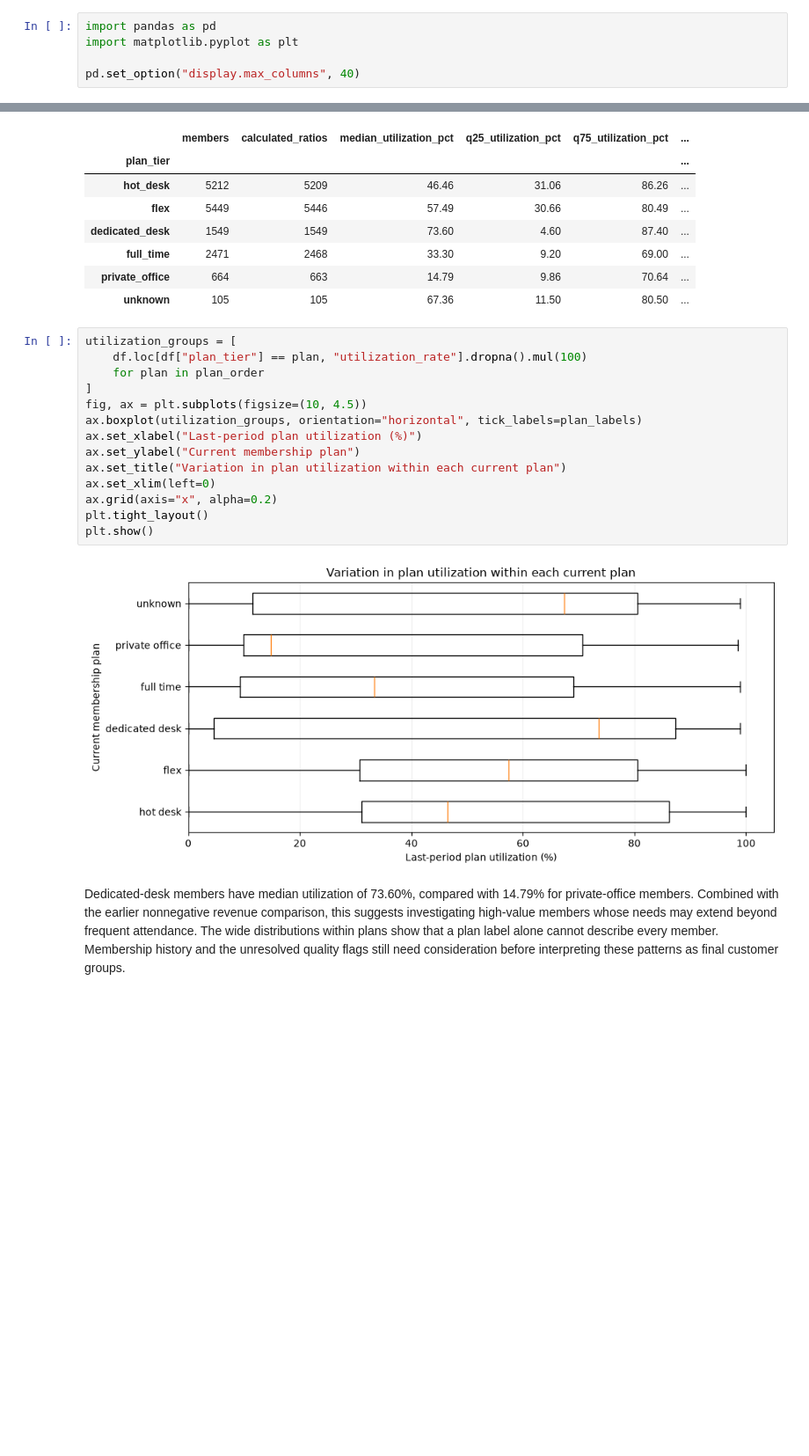
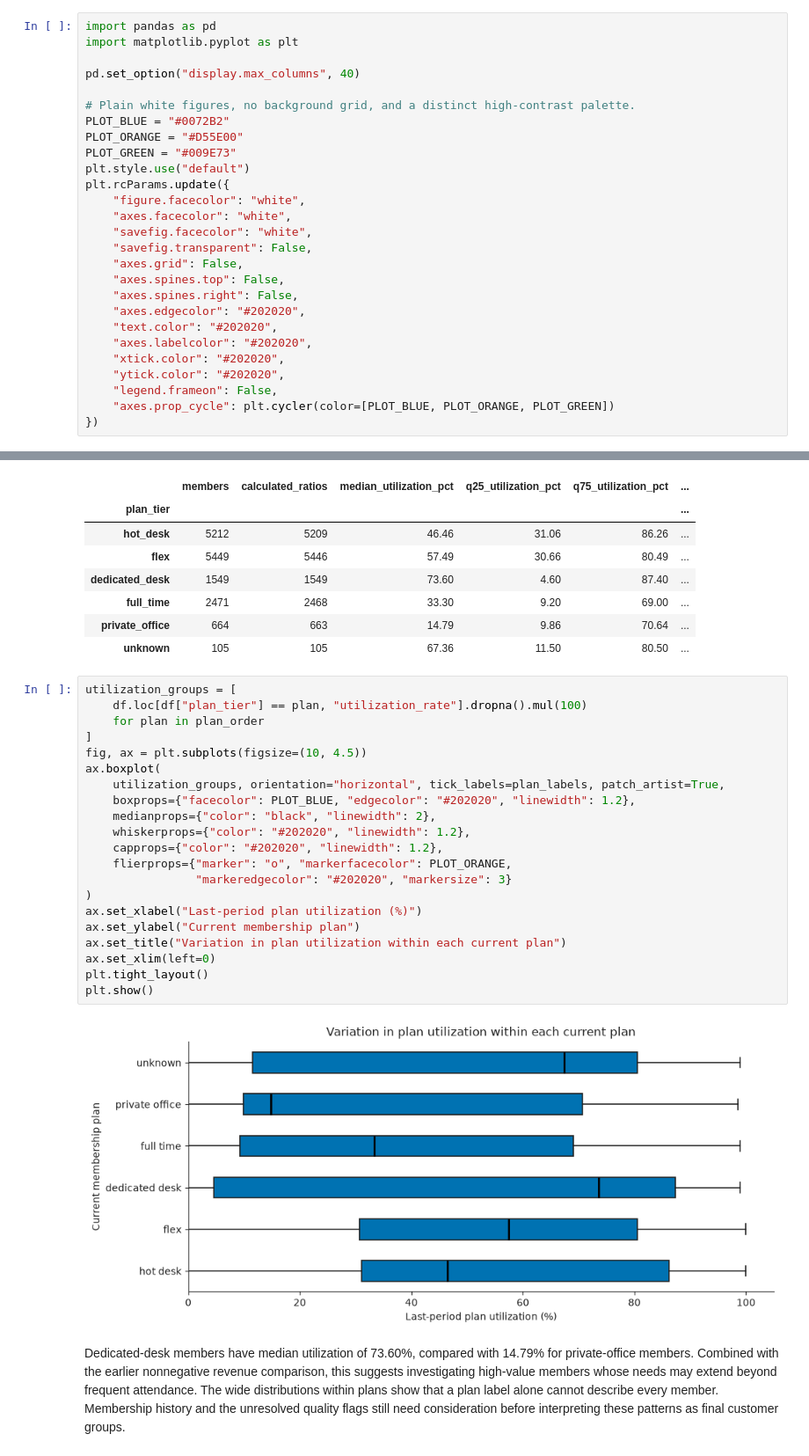
Before and after one commit to fradejoao/dataminingproject, a Jupyter notebook: delivery/Group21_EDA_Code.ipynb, the cells around one changed output, grey strips where cells are left out. Shown at 88% size. Cells and saved outputs as stored; diff of their text form; blank space fills up the shorter version.

Commit message:
Use plain white plots with stronger contrasting colors

```diff
--- a/delivery/Group21_EDA_Code.ipynb
+++ b/delivery/Group21_EDA_Code.ipynb
@@ -33,6 +33,28 @@ import pandas as pd
 import matplotlib.pyplot as plt
 
 pd.set_option("display.max_columns", 40)
+
+# Plain white figures, no background grid, and a distinct high-contrast palette.
+PLOT_BLUE = "#0072B2"
+PLOT_ORANGE = "#D55E00"
+PLOT_GREEN = "#009E73"
+plt.style.use("default")
+plt.rcParams.update({
+    "figure.facecolor": "white",
+    "axes.facecolor": "white",
+    "savefig.facecolor": "white",
+    "savefig.transparent": False,
+    "axes.grid": False,
+    "axes.spines.top": False,
+    "axes.spines.right": False,
+    "axes.edgecolor": "#202020",
+    "text.color": "#202020",
+    "axes.labelcolor": "#202020",
+    "xtick.color": "#202020",
+    "ytick.color": "#202020",
+    "legend.frameon": False,
+    "axes.prop_cycle": plt.cycler(color=[PLOT_BLUE, PLOT_ORANGE, PLOT_GREEN])
+})
 # %%
 df_raw = pd.read_csv("../data/raw/acdc_dataset.csv", sep=";")
 df = df_raw.copy()
@@ -1172,19 +1206,26 @@ utilization_by_plan.round(2)
 # %%
 utilization_groups = [
     df.loc[df["plan_tier"] == plan, "utilization_rate"].dropna().mul(100)
     for plan in plan_order
 ]
 fig, ax = plt.subplots(figsize=(10, 4.5))
-ax.boxplot(utilization_groups, orientation="horizontal", tick_labels=plan_labels)
+ax.boxplot(
+    utilization_groups, orientation="horizontal", tick_labels=plan_labels, patch_artist=True,
+    boxprops={"facecolor": PLOT_BLUE, "edgecolor": "#202020", "linewidth": 1.2},
+    medianprops={"color": "black", "linewidth": 2},
+    whiskerprops={"color": "#202020", "linewidth": 1.2},
+    capprops={"color": "#202020", "linewidth": 1.2},
+    flierprops={"marker": "o", "markerfacecolor": PLOT_ORANGE,
+                "markeredgecolor": "#202020", "markersize": 3}
+)
 ax.set_xlabel("Last-period plan utilization (%)")
 ax.set_ylabel("Current membership plan")
 ax.set_title("Variation in plan utilization within each current plan")
 ax.set_xlim(left=0)
-ax.grid(axis="x", alpha=0.2)
 plt.tight_layout()
 plt.show()
 # %% [output]
-[figure, old version]
+[figure, new version]
 # %% [markdown]
 Dedicated-desk members have median utilization of 73.60%, compared with 14.79% for private-office members. Combined with the earlier nonnegative revenue comparison, this suggests investigating high-value members whose needs may extend beyond frequent attendance. The wide distributions within plans show that a plan label alone cannot describe every member. Membership history and the unresolved quality flags still need consideration before interpreting these patterns as final customer groups.
 # %% [markdown]
```
Also changed, not shown: parts of 11 cells of this notebook, 17 other files.
